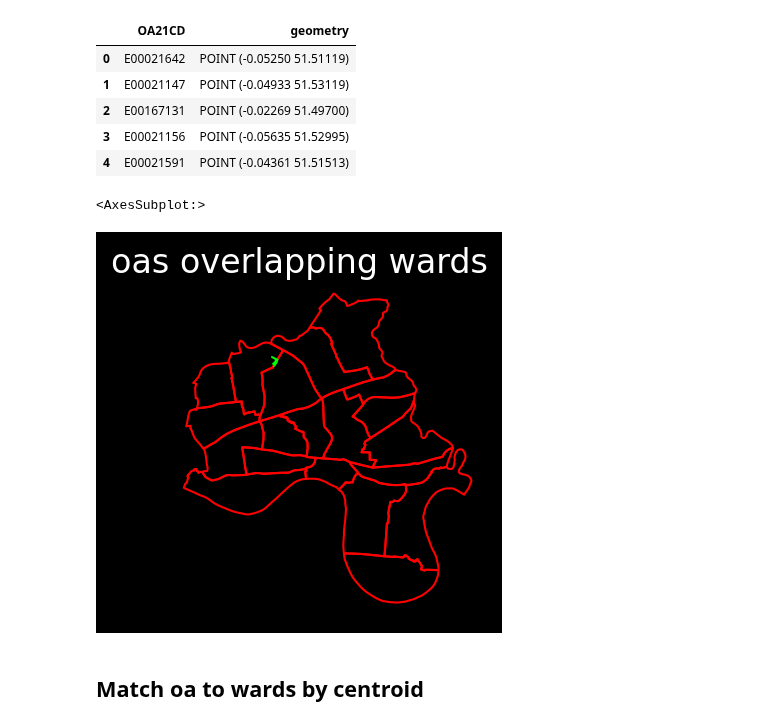
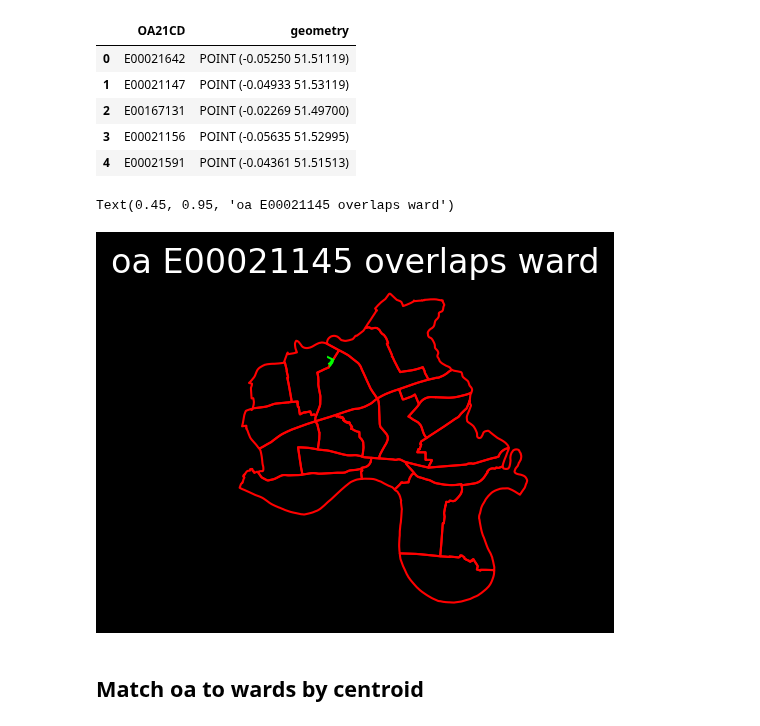
Before and after one commit to data-hamlets/census-data, a Jupyter notebook: notebooks/0.0-lbth-boundaries.ipynb, the cells around one changed output. Cells and saved outputs as stored; diff of their text form; code cells hidden in the pictures.

```diff
--- a/notebooks/0.0-lbth-boundaries.ipynb
+++ b/notebooks/0.0-lbth-boundaries.ipynb
@@ -45,10 +45,10 @@ please see https://data-hamlets.github.io/open-data-tower-hamlets/datasets/ons-2
 # %%
 # OA
 try:
-  oa = gpd.read_file('../data/external/ons/boundaries/lbth_oa21_full.geojson')
+  oa = gpd.read_file('../data/external/ons/boundaries/lbth_oa21.geojson')
 except Exception:
-  oa = gpd.read_file('https://gist.githubusercontent.com/joel-lbth/8afdafefe431f6e1508cf59993a5b0d8/raw/bc7ce874ab02e6ae8b4b418cf16eff6386cf34c3/lbth_oa21_full.geojson')
-  oa.to_file('../data/external/ons/boundaries/lbth_oa21_full.geojson', driver='GeoJSON')
+  oa = gpd.read_file('https://gist.githubusercontent.com/joel-lbth/8afdafefe431f6e1508cf59993a5b0d8/raw/bc7ce874ab02e6ae8b4b418cf16eff6386cf34c3/lbth_oa21.geojson')
+  oa.to_file('../data/external/ons/boundaries/lbth_oa21.geojson', driver='GeoJSON')
 # %%
 # LSOA
 try:
@@ -135,17 +135,18 @@ wards.plot(ax=ax, legend=True,edgecolor='red', facecolor='none').axis("off")
 # %%
 import matplotlib.pyplot as plt
 fig, ax = plt.subplots(1, 1, figsize=(3, 3), dpi=150, facecolor="black")
-plt.suptitle('oas overlapping wards', color="white", fontsize=16, y=0.95,x=0.45)
 # plt.title('', color='white', fontsize=12,y=1.05,x=0.55)
 # oa_centroids[oa_centroids.OA21CD == oa[oa.overlaps(wards)].OA21CD.values[0]].plot(ax=ax, color='none', edgecolor='cyan')
 # minx, miny, maxx, maxy = oa.loc[oa.overlaps(wards)].total_bounds
 # ax.set_xlim(minx-0.01, maxx+0.01)
 # ax.set_ylim(miny-0.005, maxy+0.005)
 wards.plot(ax=ax, legend=True, edgecolor='red', facecolor='none').axis("off")
 oa.loc[oa.overlaps(wards)].plot(ax=ax, facecolor='lime')
+overlap = oa.loc[oa.overlaps(wards)]
+plt.suptitle(f'oa {oa.loc[oa.overlaps(wards)].OA21CD.to_string(index=False)} overlaps ward', color="white", fontsize=16, y=0.95,x=0.45)
 # %% [output]
-<AxesSubplot:>
+Text(0.45, 0.95, 'oa E00021145 overlaps ward')
-[figure, old version]
+[figure, new version]
 # %% [markdown]
 Match oa to wards by centroid
 --
```
Also changed, not shown: parts of 2 cells of this notebook.
